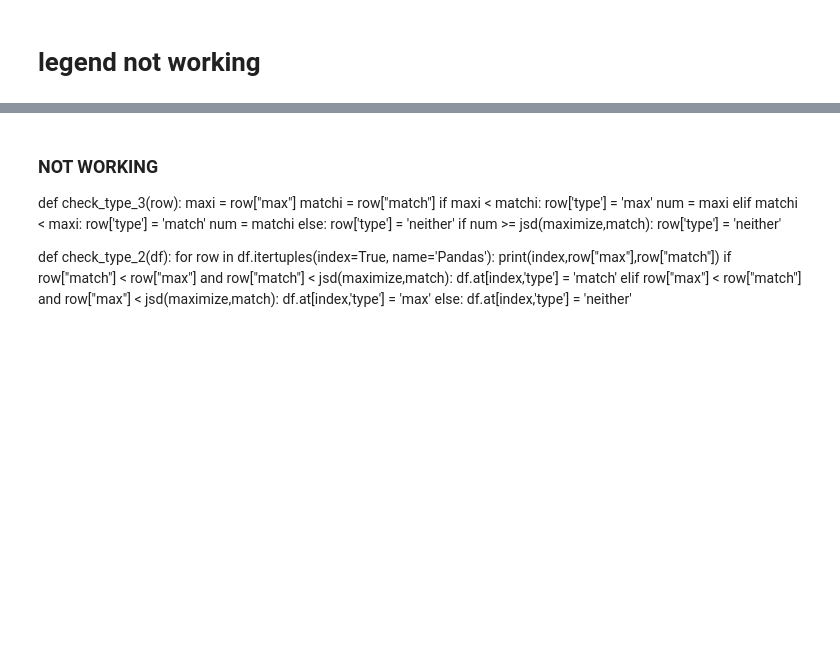
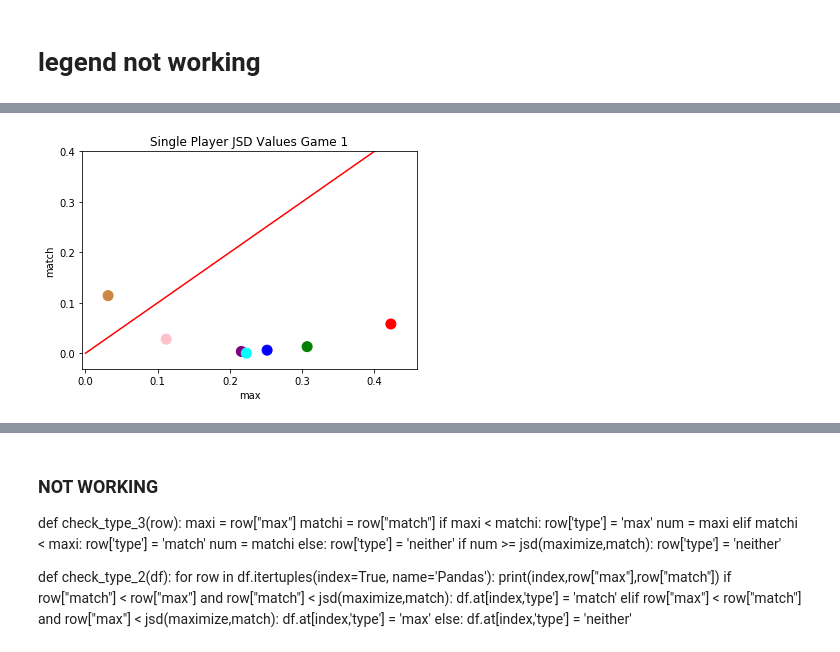
Before and after one commit to baryos/MAB, a Jupyter notebook: MAB3.ipynb, the cells around one changed output, grey strips where cells are left out. Cells and saved outputs as stored; diff of their text form; code cells hidden in the pictures; blank space fills up the shorter version.

```diff
--- a/MAB3.ipynb
+++ b/MAB3.ipynb
@@ -2550,16 +2655,29 @@ s05_p1_g2_count = [11,0,89]
 
 s01_g1_max,s01_g1_match = call_jsd(s01_p1_g1_count)
 s01_g2_max,s01_g2_match = call_jsd(s01_p1_g2_count)
-s02_g1_max,s02_g1_match = call_jsd(s02_p1_g1_count)
 s03_g1_max,s03_g1_match = call_jsd(s03_p1_g1_count)
 s03_g2_max,s03_g2_match = call_jsd(s03_p1_g2_count)
 s05_g1_max,s05_g1_match = call_jsd(s05_p1_g1_count)
 s05_g2_max,s05_g2_match = call_jsd(s05_p1_g2_count)
 s06_g1_max,s06_g1_match = call_jsd(s06_p1_g1_count)
-s06_g2_max,s06_g2_match = call_jsd([0,6,74])
+s06_g2_max,s06_g2_match = call_jsd(s06_p1_g1_count)
 s07_g1_max,s07_g1_match = call_jsd(s07_p1_g1_count)
 s07_g2_max,s07_g2_match = call_jsd(s07_p1_g2_count)
 s08_g1_max,s08_g1_match = call_jsd(s08_p1_g1_count)
 s08_g2_max,s08_g2_match = call_jsd(s08_p1_g2_count)
 s09_g1_max,s09_g1_match = call_jsd(s09_p1_g1_count)
 s09_g2_max,s09_g2_match = call_jsd(s09_p1_g2_count)
+s11_g1_max,s11_g1_match = call_jsd(s11_p1_g1_count)
+s11_g2_max,s11_g2_match = call_jsd(s11_p1_g2_count)
+s12_g1_max,s12_g1_match = call_jsd(s12_p1_g1_count)
+s12_g2_max,s12_g2_match = call_jsd(s12_p1_g2_count)
+s15_g1_max,s15_g1_match = call_jsd(s15_p1_g1_count)
+s15_g2_max,s15_g2_match = call_jsd(s15_p1_g2_count)
+s16_g1_max,s16_g1_match = call_jsd(s16_p1_g1_count)
+s16_g2_max,s16_g2_match = call_jsd(s16_p1_g2_count)
+s17_g1_max,s17_g1_match = call_jsd([0,6,74])
+s17_g2_max,s17_g2_match = call_jsd([0,6,74])
+s19_g1_max,s19_g1_match = call_jsd(s19_p1_g1_count)
+s19_g2_max,s19_g2_match = call_jsd(s19_p1_g2_count)
+s20_g1_max,s20_g1_match = call_jsd(s20_p1_g1_count)
+s20_g2_max,s20_g2_match = call_jsd(s20_p1_g2_count)
@@ -2568,10 +2696,10 @@ s06_p1_g2_count
 # %%
 #Create a dataframe for single player game 1 jsd scores, with a column for each strategy.'''
-s_jsd_g1 = pd.DataFrame({'max':[s01_g1_max,s02_g1_max,s03_g1_max,s05_g1_max,s06_g1_max,s07_g1_max,s08_g1_max,
-                                s09_g1_max],
-                      'match':[s01_g1_match,s02_g1_match,s03_g1_match,s05_g1_match
-                               ,s06_g1_match,s07_g1_match,s08_g1_match,s09_g1_match]},
-                        index=['s01', 's02', 's03','s05','s06','s07','s08','s09'])
+s_jsd_g1 = pd.DataFrame({'max':[s01_g1_max,s03_g1_max,s05_g1_max,s06_g1_max,s07_g1_max,s08_g1_max,
+                                s09_g1_max, s11_g1_max, s12_g1_max, s15_g1_max, s16_g1_max, s17_g1_max, s19_g1_max, s20_g1_max],
+                      'match':[s01_g1_match,s03_g1_match,s05_g1_match
+                               ,s06_g1_match,s07_g1_match,s08_g1_match,s09_g1_match, s11_g1_match, s12_g1_match, s15_g1_match, s16_g1_match, s17_g1_match, s19_g1_match, s20_g1_match]},
+                        index=['s01', 's03','s05','s06','s07','s08','s09', 's11', 's12', 's15', 's16', 's17', 's19', 's20'])
 # %%
 #Create a dataframe for single player game 2 jsd scores, with a column for each strategy.'''
 s_jsd_g2 = pd.DataFrame({'max':[s01_g2_max,s03_g2_max,s05_g2_max,s06_g2_max,s07_g2_max,s08_g2_max,
@@ -2867,16 +3346,18 @@ plt.show()
 # %%
-s_jsd_g1_plot = s_jsd_g1.plot.scatter(x='max',y='match',s=100,colors=colors_jsd_s_g1,title='Single Player JSD Values Game 1')
+s_jsd_g1_plot = s_jsd_g1.plot.scatter(x='max',y='match',s=100,colors=colors_jsd_s_g2,title='Single Player JSD Values Game 1')
 plt.xticks(np.arange(0, 0.5, step=0.1))
 plt.yticks(np.arange(0, 0.5, step=0.1))
 #line1 = mlines.Line2D([0.2148, 0.2148],[-0.03, 0.5], color='red')
 #line2 = mlines.Line2D([0,0.8],[0.2148,0.2148])
 
-line1 = mlines.Line2D([-1, 0.4],[-1, 0.4], color='red')
+line1 = mlines.Line2D([0, 0.4],[0, 0.4], color='red')
 
 s_jsd_g1_plot.add_line(line1)
-#s_jsd_g1_plot.add_line(line2)
-plt.savefig('s_jsd_1.eps',format='eps',dpi=1000)
+#s_jsd_g2_plot.add_line(line2)
+plt.savefig('s_jsd_2.eps',format='eps',dpi=1000)
 plt.show()
+# %% [output]
+[figure, added]
 # %%
 s_jsd_g2_plot = s_jsd_g2.plot.scatter(x='max',y='match',s=100,colors=colors_jsd_s_g2,title='Single Player JSD Values Game 2')
 plt.xticks(np.arange(0, 0.5, step=0.1))
```
Also changed, not shown: parts of 104 cells of this notebook, 9 other files.
